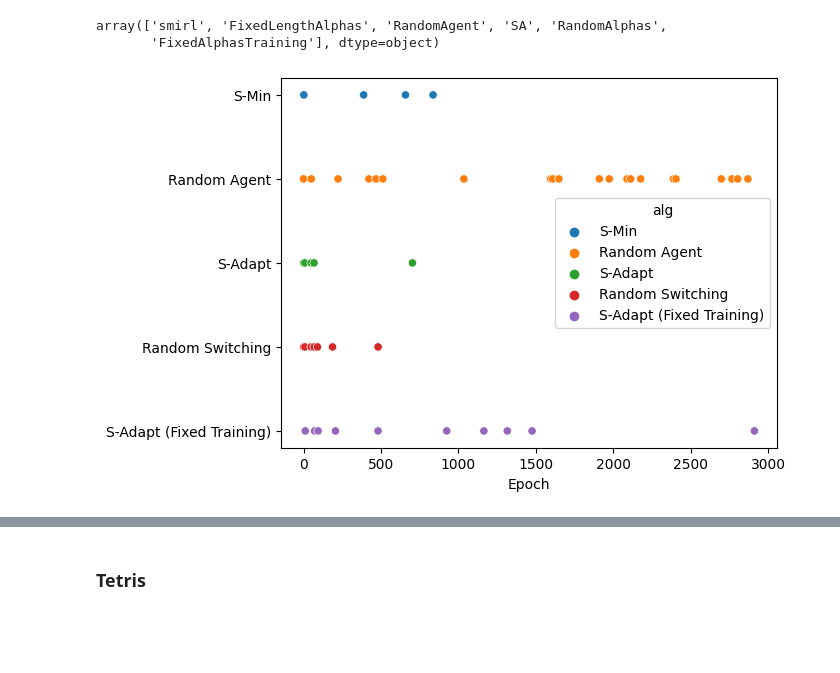
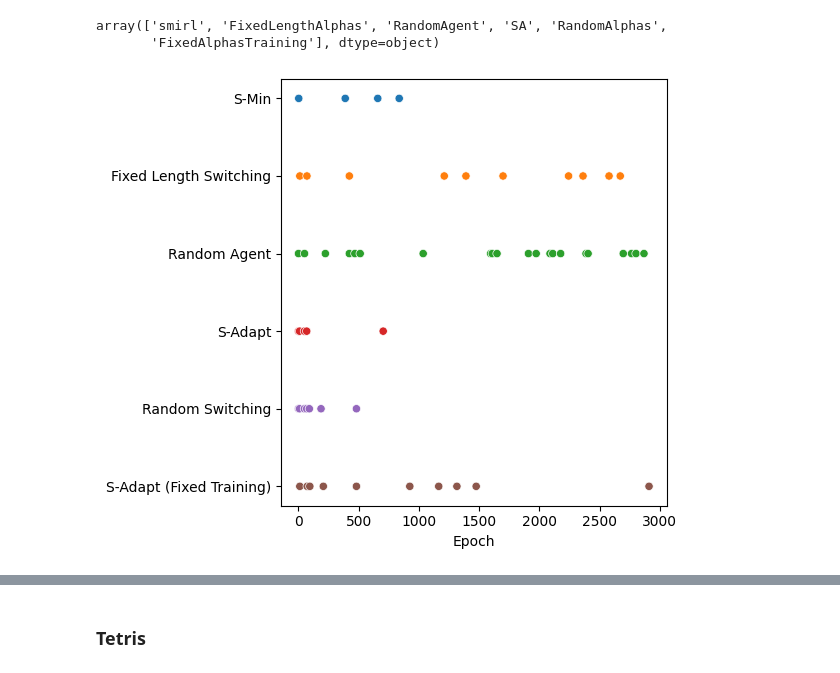
Before and after one commit to roger-creus/surprise-adaptive-agents, a Jupyter notebook: plots/generate_plots.ipynb, the cells around one changed output, grey strips where cells are left out. Cells and saved outputs as stored; diff of their text form; code cells hidden in the pictures; blank space fills up the shorter version.

Commit message:
update plots include fixed lengths

```diff
--- a/plots/generate_plots.ipynb
+++ b/plots/generate_plots.ipynb
@@ -71,11 +71,17 @@ df.alg = df.alg.replace(plot_names)
 # %%
 import seaborn as sns
 # %%
-include_list = ['S-Min', 'S-Adapt (Fixed Training)', 'S-Adapt', 'Random Agent', 'Random Switching']
+include_list = ['S-Min', 'S-Adapt (Fixed Training)', 'S-Adapt', 'Random Agent', 'Random Switching', 'Fixed Length Switching']
 # %%
+fig, ax = plt.subplots(1,1,figsize=(6,5))
 ax = sns.scatterplot(df[(df.type=='death') & (df.alg.isin(include_list)) & (df.y==1.0)],
-                hue='alg', x='x', y='alg')
+                hue='alg', x='x', y='alg', ax=ax)
 ax.set(xlabel='Epoch', ylabel='')
+ax.legend(title="")
+plt.legend([],[], frameon=False)
+# ax.set_yticklabels([textwrap.fill(e, width) for e in data[y].head()])
+
+plt.tight_layout()
 plt.savefig(f"{SAVE_DIR}/carnival_deaths.png")
 # %% [output]
-[figure, old version]
+[figure, new version]
```
Also changed, not shown: parts of 4 cells of this notebook.
